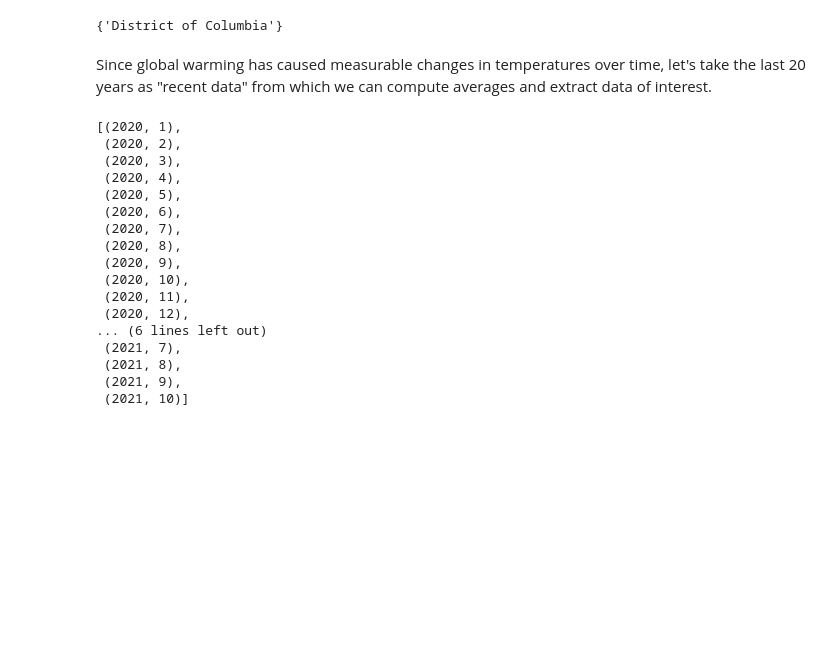
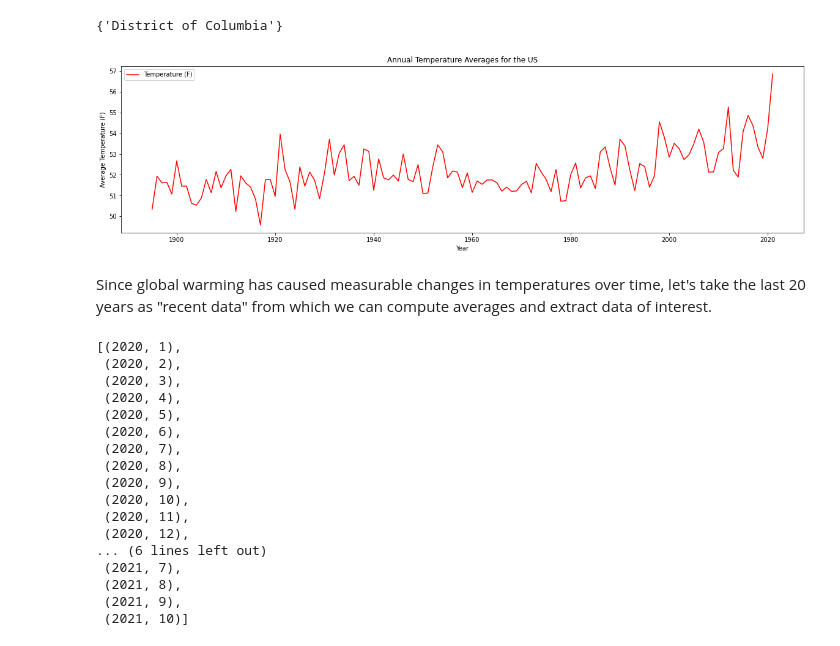
Before and after one commit to amichaelsen/COVID_project, a Jupyter notebook: analysis/weather_data_processing.ipynb, the cells around one changed output. Drawn from its saved outputs; the diff is of its cells as text; code cells hidden in the pictures; blank space fills up the shorter version.

```diff
--- a/analysis/weather_data_processing.ipynb
+++ b/analysis/weather_data_processing.ipynb
@@ -73,8 +73,21 @@ set(contiguous_US) - set(weather_data['State'].unique())
 # %% [output]
 Missing Regions from this dataset:
 {'District of Columbia'}
-# %% [markdown]
-Since global warming has caused measurable changes in temperatures over time, let's take the last 20 years as "recent data" from which we can compute averages and extract data of interest.
+# %%
+import numpy as np
+import matplotlib.pyplot as plt
+
+plt.rcParams["figure.figsize"] = (20,5)
+weather_data['Date'] = pd.to_datetime(weather_data['Year'].astype(str) + weather_data['Month'].astype(str), format='%Y%m')
+weather_temps_over_time = weather_data.groupby(['Year']).agg(np.mean)[['Value']].rename(columns={"Value":"Temperature (F)"})
+weather_temps_over_time.plot(color='red')#
+plt.title("Annual Temperature Averages for the US");
+plt.ylabel("Average Temperature (F)");
+plt.savefig(fname="../figures/global_warming.png")
+# %% [output]
+[figure, added]
+# %% [markdown]
+Since global warming has caused measurable changes in temperatures over time, let's take the last 20 years as "recent data" from which we can compute averages and extract data of interest.
 # %%
 recent_weather = weather_data[weather_data['Year']>=2020]
 list(recent_weather.groupby(['Year','Month']).count().index)
```
Also changed, not shown: 4 other files.
